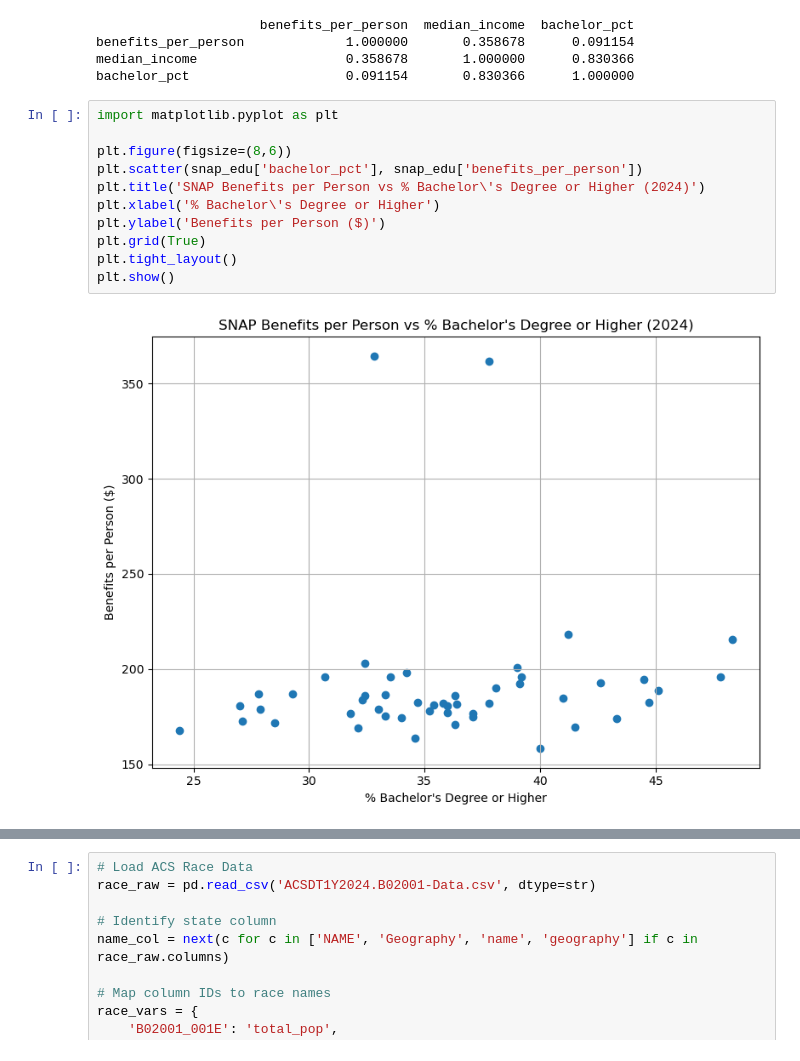
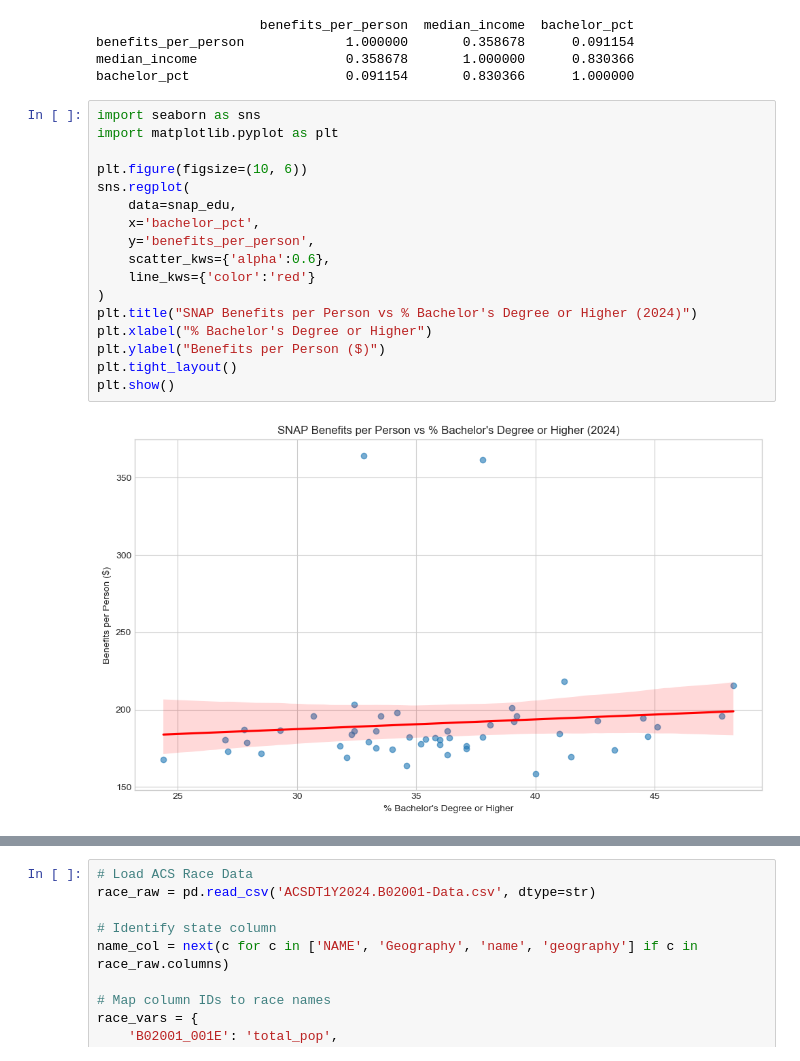
Before and after one commit to arnavjain321-prog/DS_6021_Final_Project, a Jupyter notebook: benefits_per_state_data.ipynb, the cells around one changed output, grey strips where cells are left out. Drawn from its saved outputs; the diff is of its cells as text.

```diff
--- a/benefits_per_state_data.ipynb
+++ b/benefits_per_state_data.ipynb
@@ -375,15 +403,21 @@ benefits_per_person             1.000000       0.358678      0.091154
 median_income                   0.358678       1.000000      0.830366
 bachelor_pct                    0.091154       0.830366      1.000000
 # %%
+import seaborn as sns
 import matplotlib.pyplot as plt
 
-plt.figure(figsize=(8,6))
-plt.scatter(snap_edu['bachelor_pct'], snap_edu['benefits_per_person'])
-plt.title('SNAP Benefits per Person vs % Bachelor\'s Degree or Higher (2024)')
-plt.xlabel('% Bachelor\'s Degree or Higher')
-plt.ylabel('Benefits per Person ($)')
-plt.grid(True)
+plt.figure(figsize=(10, 6))
+sns.regplot(
+    data=snap_edu,
+    x='bachelor_pct',
+    y='benefits_per_person',
+    scatter_kws={'alpha':0.6},
+    line_kws={'color':'red'}
+)
+plt.title("SNAP Benefits per Person vs % Bachelor's Degree or Higher (2024)")
+plt.xlabel("% Bachelor's Degree or Higher")
+plt.ylabel("Benefits per Person ($)")
 plt.tight_layout()
 plt.show()
 # %% [output]
-[figure, old version]
+[figure, new version]
```
Also changed, not shown: parts of 13 cells of this notebook.
